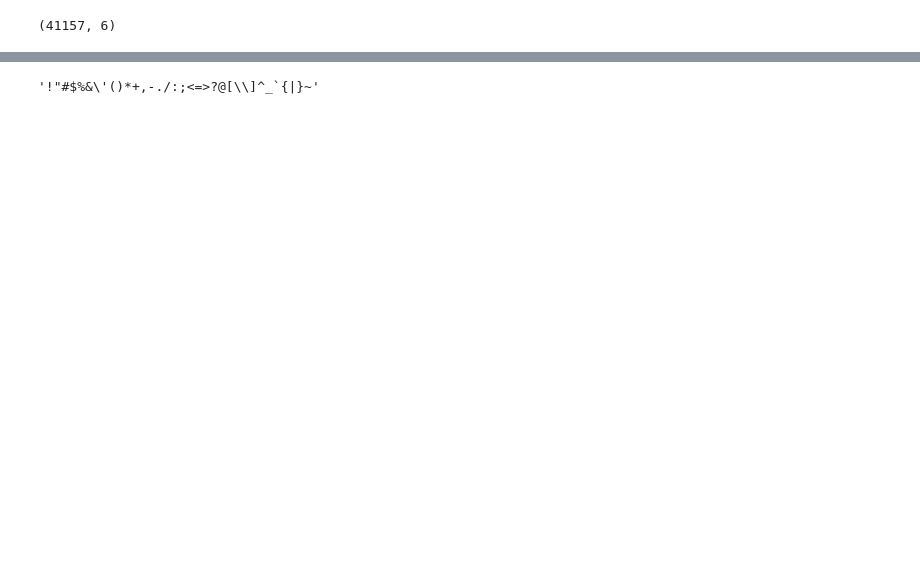
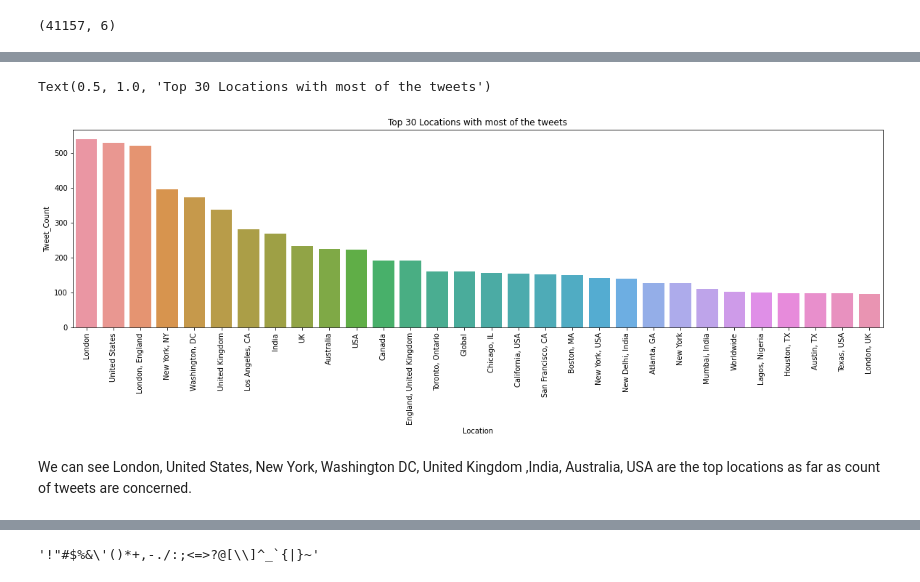
Before and after one commit to pankaj-beldar/Capstone_2_Appliance_Energy_Prediction, a Jupyter notebook: Capstone_03_Corona_Virus_Tweet_Sentiment_Analysis.ipynb, the cells around one changed output, grey strips where cells are left out. Cells and saved outputs as stored; diff of their text form; code cells hidden in the pictures; blank space fills up the shorter version.

```diff
--- a/Capstone_03_Corona_Virus_Tweet_Sentiment_Analysis.ipynb
+++ b/Capstone_03_Corona_Virus_Tweet_Sentiment_Analysis.ipynb
@@ -85,0 +163,6 @@ df.shape
+# %%
+# checking top 30 locations with most of the tweets
+Top_30_locations=pd.DataFrame(df.Location.value_counts()[:30])
+Top_30_locations.reset_index(inplace=True)
+Top_30_locations.rename(columns={'index':'Location', 'Location':'Tweet_Count'}, inplace=True)
+Top_30_locations
@@ -85,0 +187,11 @@ df.shape
+# %%
+#barplot of top 30 locations with most of the tweets
+plt.figure(figsize=(20,5))
+sns.barplot(data=Top_30_locations, x='Location', y='Tweet_Count')
+plt.xticks(rotation=90)
+plt.title('Top 30 Locations with most of the tweets')
+# %% [output]
+Text(0.5, 1.0, 'Top 30 Locations with most of the tweets')
+[figure, added]
+# %% [markdown]
+We can see London, United States, New York, Washington DC, United Kingdom ,India, Australia, USA are the top locations as far as count of tweets are concerned.
```
Also changed, not shown: parts of 83 cells of this notebook.
